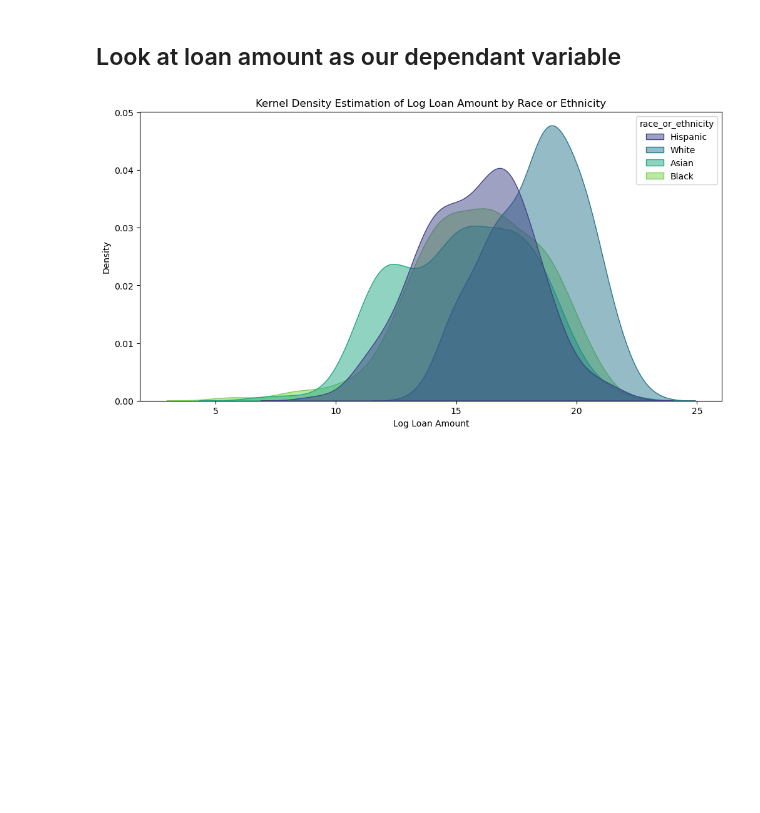
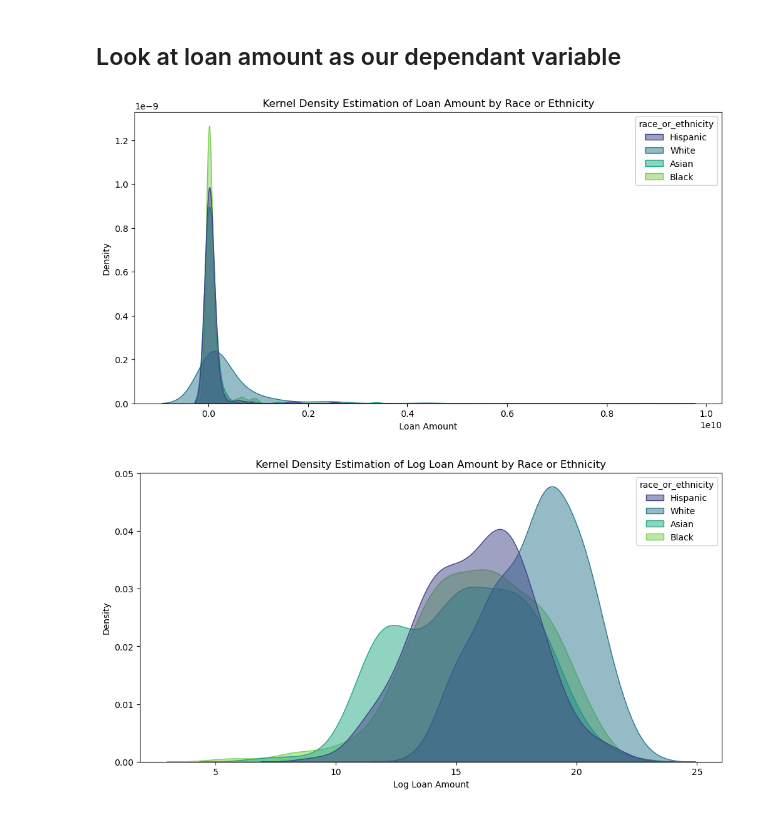
Before and after one commit to szilvasipeter2000/Data-Analysis-2, a Jupyter notebook: 02.us_loan.ipynb, the cells around one changed output. Saved outputs shown, nothing was run; the diff lists cells and outputs as text; code cells hidden in the pictures; blank space fills up the shorter version.

```diff
--- a/02.us_loan.ipynb
+++ b/02.us_loan.ipynb
@@ -152,4 +157,22 @@ df.describe()
 # %% [markdown]
 ## Look at loan amount as our dependant variable
+# %%
+# Setting up the size of figure
+plt.figure(figsize=(12, 6))
+
+# Create the KDE plot
+sns.kdeplot(data=df, x='loan_amount', hue='race_or_ethnicity',
+            palette='viridis',  # color palette
+            fill=True,  # fill the area under the curve
+            alpha=0.5)  # transparency
+
+# Set labels and title
+plt.xlabel('Loan Amount')
+plt.title('Kernel Density Estimation of Loan Amount by Race or Ethnicity')
+
+# Show the plot
+plt.show()
+# %% [output]
+[figure, added]
 # %%
 # Log transform the loan_amount column
```
Also changed, not shown: parts of 44 cells of this notebook, 6 other files.
